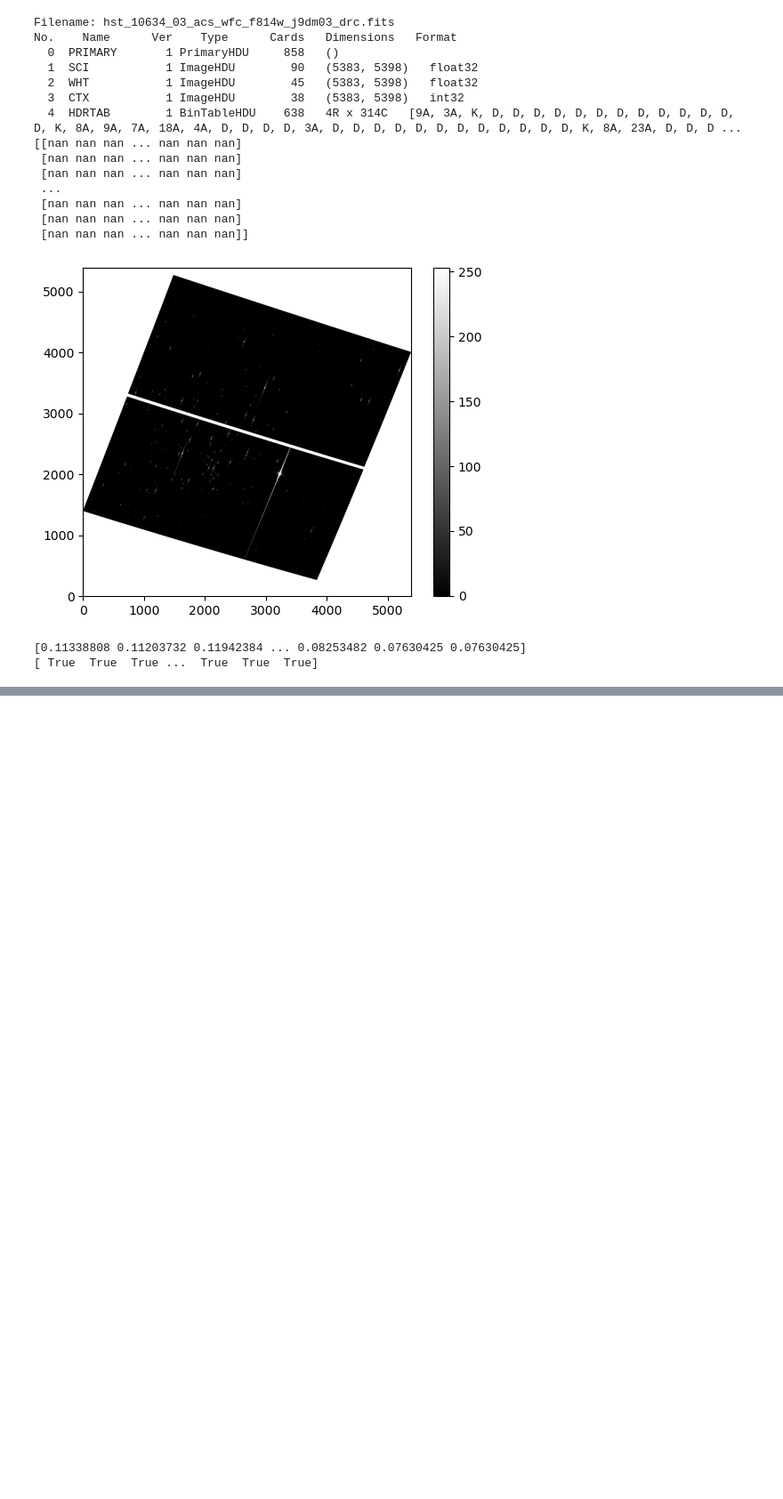
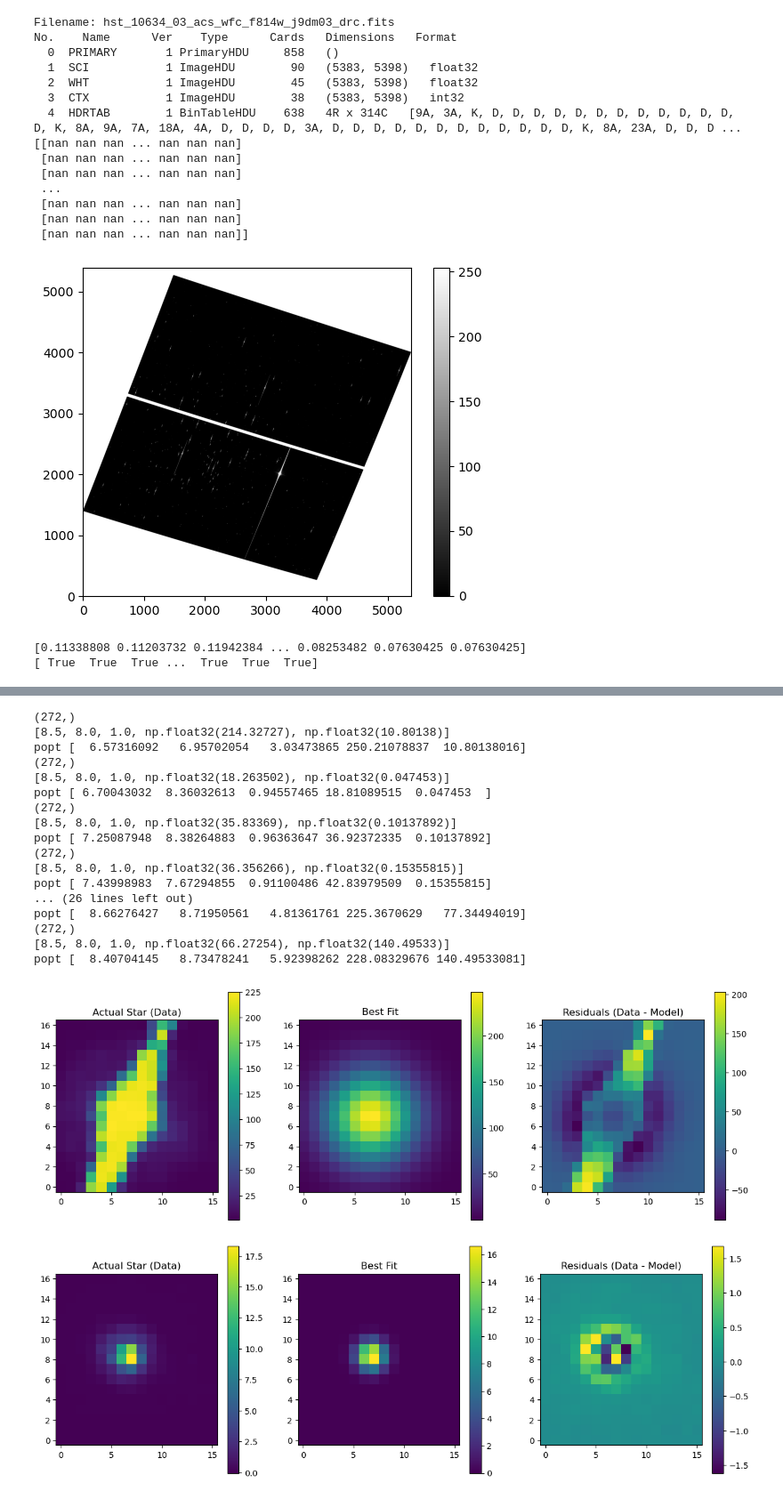
Before and after one commit to GravesTone5/Astro1221Project3, a Jupyter notebook: Project3.ipynb, the cells around one changed output, grey strips where cells are left out. Shown at 89% size. Cells and saved outputs as stored; diff of their text form; code cells hidden in the pictures; blank space fills up the shorter version.

Commit message:
PSF fitting, model needs work but it doesn't give random areas

```diff
--- a/Project3.ipynb
+++ b/Project3.ipynb
@@ -187,7 +190,7 @@ class Star:
         nrows, ncols = image.shape
         r_start = self.row - half_size
         r_end = self.row + half_size + 1
-        c_star = self.col + half_size + 1
+        c_start = self.col - half_size + 1
         c_end = self.col + half_size + 1
         if r_start < 0:
             r_start = 0
@@ -220,0 +222,78 @@ stars = [
+# %%
+
+
+def psf_fit(coords, row, col, sigma=3, amplitude_func=100, offset=0):
+    x, y = coords
+
+
+    psf = amplitude_func * np.exp(-((y-row)**2 + (x-col)**2)/(2*sigma**2))
+    fwhm = 2.355*sigma
+    return psf.ravel()
+
+
+for s in stars:
+    cutout = s.cutout(image=subtracted_image)
+    y_size, x_size = cutout.shape
+    yy, xx = np.meshgrid(np.arange(y_size), np.arange(x_size), indexing='ij')
+    xdata = (yy, xx)
+    ydata = cutout.ravel()
+    print(ydata.shape)
+    ydata = np.nan_to_num(ydata, nan=np.nanmedian(ydata))
+    peak = np.max(ydata)
+    bg = np.median(ydata)
+
+    lower_bounds = [0, 0, 0.5, 0, -np.inf]
+    upper_bounds = [y_size, x_size, 10.0, np.inf, np.inf]
+
+    p0 = [
+    y_size / 2,
+    x_size / 2,
+    1.0,
+    peak - bg,
+    bg
+    ]
+    print(p0)
+    popt, pcov = optimize.curve_fit(
+        psf_fit,
+        xdata,
+        ydata,
+        p0=p0,
+        bounds=(lower_bounds, upper_bounds),
+        maxfev=2000
+    )
+    fit_model = psf_fit(xdata, *popt).reshape(y_size, x_size)
+    actual_data = ydata.reshape(y_size, x_size)
+    fig, ax = plt.subplots(1, 3, figsize=(15, 5))
+
+    im0 = ax[0].imshow(actual_data, origin='lower')
+    ax[0].set_title('Actual Star (Data)')
+    fig.colorbar(im0, ax=ax[0])
+
+    im1 = ax[1].imshow(fit_model, origin='lower')
+    ax[1].set_title('Best Fit')
+    fig.colorbar(im1, ax=ax[1])
+
+    im2 = ax[2].imshow(actual_data - fit_model, origin='lower')
+    ax[2].set_title('Residuals (Data - Model)')
+    fig.colorbar(im2, ax=ax[2])
+    print(f"popt {popt}")
+# %% [output]
+(272,)
+[8.5, 8.0, 1.0, np.float32(214.32727), np.float32(10.80138)]
+popt [  6.57316092   6.95702054   3.03473865 250.21078837  10.80138016]
+(272,)
+[8.5, 8.0, 1.0, np.float32(18.263502), np.float32(0.047453)]
+popt [ 6.70043032  8.36032613  0.94557465 18.81089515  0.047453  ]
+(272,)
+[8.5, 8.0, 1.0, np.float32(35.83369), np.float32(0.10137892)]
+popt [ 7.25087948  8.38264883  0.96363647 36.92372335  0.10137892]
+(272,)
+[8.5, 8.0, 1.0, np.float32(36.356266), np.float32(0.15355815)]
+popt [ 7.43998983  7.67294855  0.91100486 42.83979509  0.15355815]
+... (26 lines left out)
+popt [  8.66276427   8.71950561   4.81361761 225.3670629   77.34494019]
+(272,)
+[8.5, 8.0, 1.0, np.float32(66.27254), np.float32(140.49533)]
+popt [  8.40704145   8.73478241   5.92398262 228.08329676 140.49533081]
+[figure, added]
+[figure, added]
```
Also changed, not shown: parts of 6 cells of this notebook.
